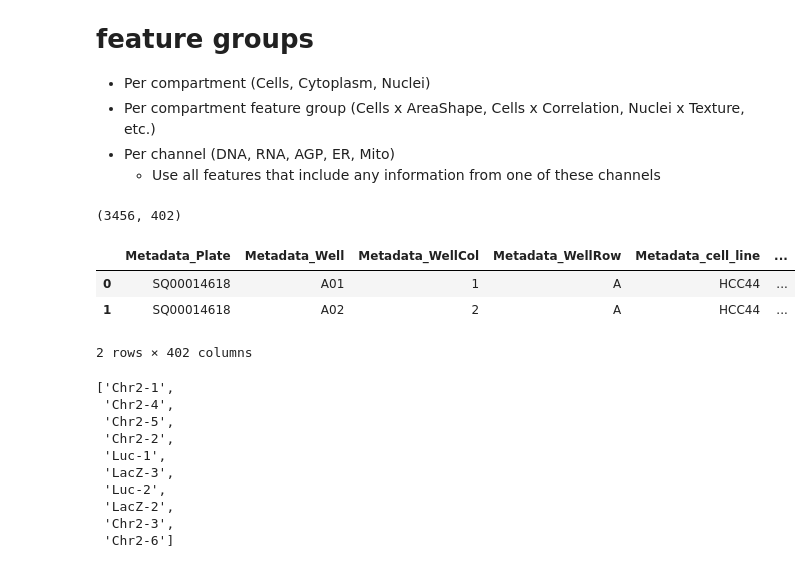
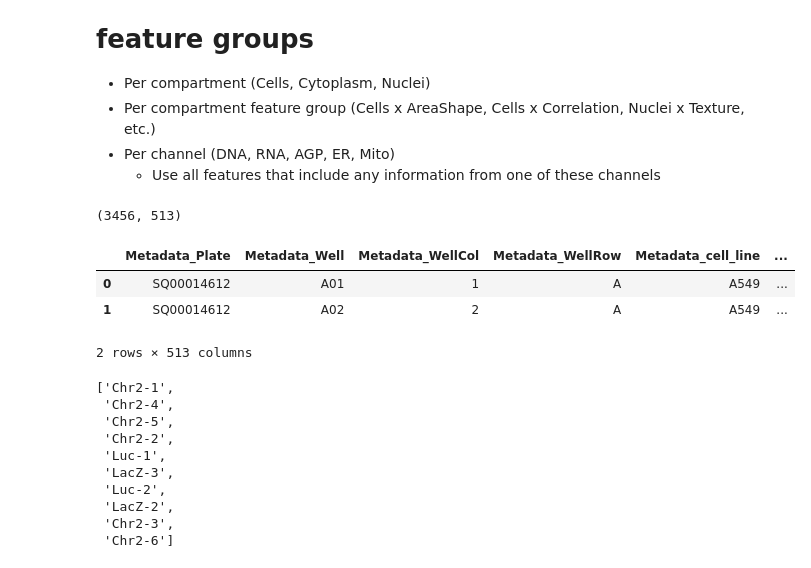
Before and after one commit to alxndrkalinin/grit-benchmark, a Jupyter notebook: 1.calculate-metrics/cell-health/3.calculate-compartment-grit.ipynb, the cells around one changed output. Drawn from its saved outputs; the diff is of its cells as text; code cells hidden in the pictures.

```diff
--- a/1.calculate-metrics/cell-health/3.calculate-compartment-grit.ipynb
+++ b/1.calculate-metrics/cell-health/3.calculate-compartment-grit.ipynb
@@ -17,18 +17,18 @@ from cytominer_eval import evaluate
 compartments = ["Cells", "Cytoplasm", "Nuclei"]
 # %%
 # Load Cell Health data
-data_file = pathlib.Path("data/cell_health_merged_feature_select.csv.gz")
+data_file = pathlib.Path("../../0.download-data/data/cell-health/profiles/cell_health_profiles_merged_wholeplate_normalized_featureselected.tsv.gz")
 
-df = pd.read_csv(data_file, sep=",")
+df = pd.read_csv(data_file, sep="\t")
 
 print(df.shape)
 df.head(2)
 # %% [output]
-(3456, 402)
+(3456, 513)
 |  | Metadata_Plate | Metadata_Well | Metadata_WellCol | Metadata_WellRow | Metadata_cell_line | ... |
-| 0 | SQ00014618 | A01 | 1 | A | HCC44 | ... |
-| 1 | SQ00014618 | A02 | 2 | A | HCC44 | ... |
+| 0 | SQ00014612 | A01 | 1 | A | A549 | ... |
+| 1 | SQ00014612 | A02 | 2 | A | A549 | ... |
-2 rows × 402 columns
+2 rows × 513 columns
 # %%
 # Define cell health constants
 barcode_col = "Metadata_pert_name"
```
Also changed, not shown: parts of 7 cells of this notebook, 39 other files.
